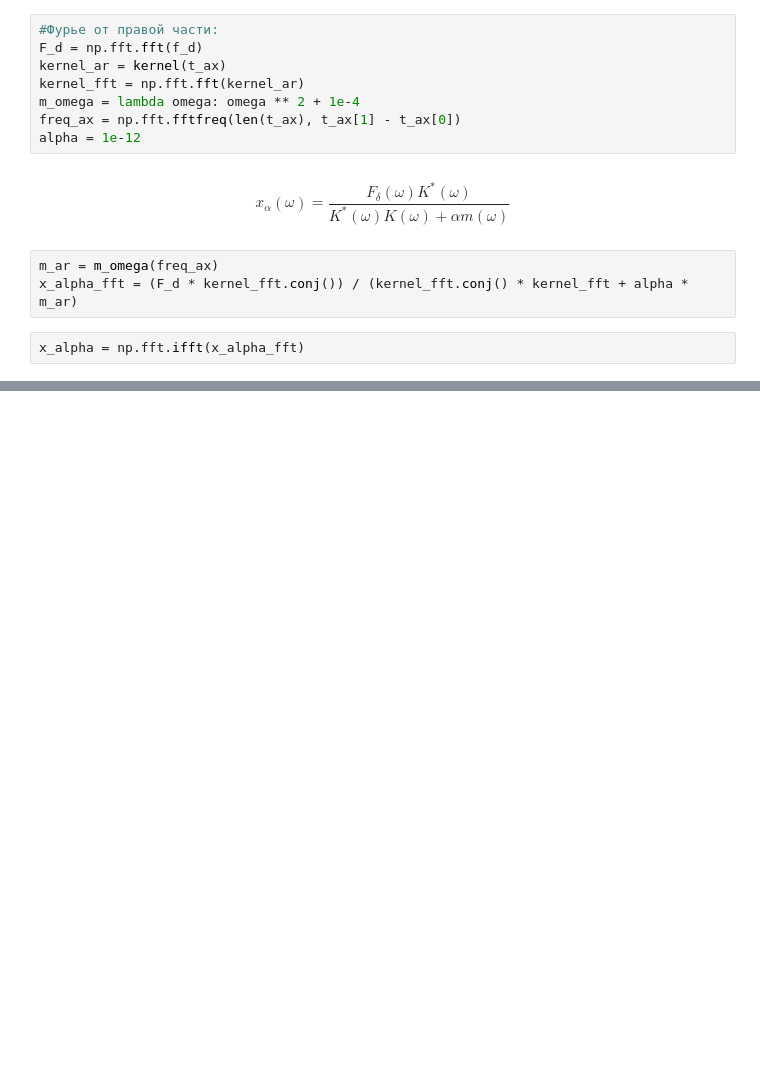
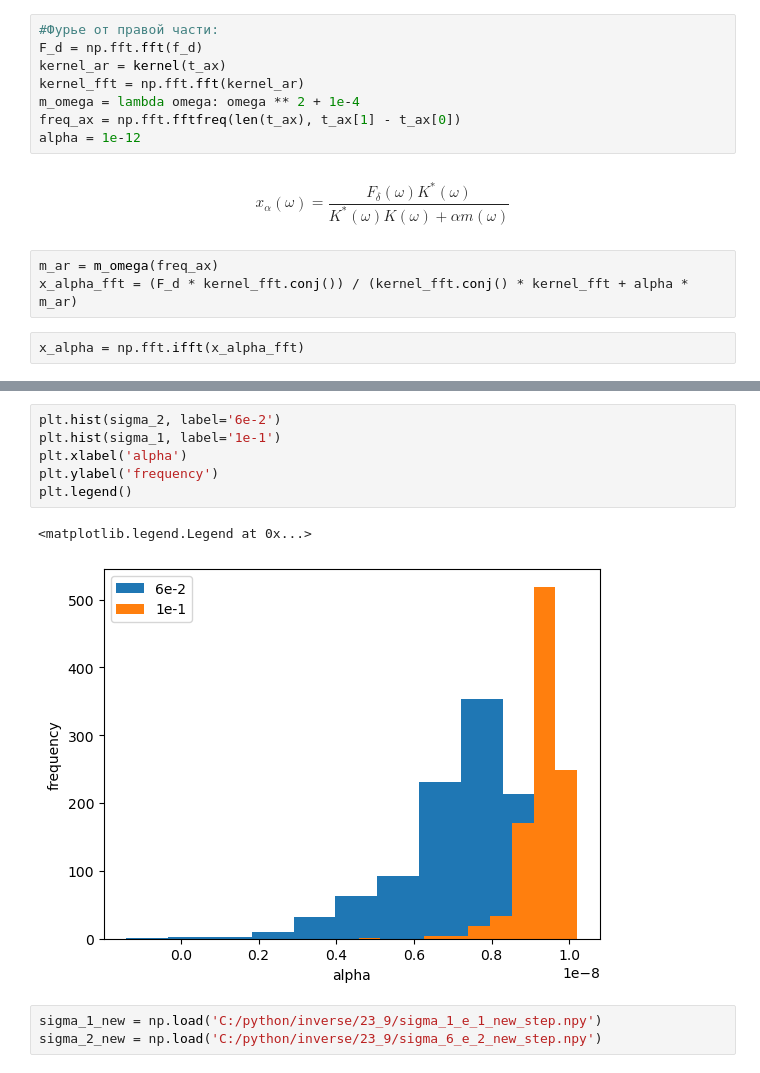
Before and after one commit to EHAT32/inverse, a Jupyter notebook: 23_9/lab_conv.ipynb, the cells around one changed output, grey strips where cells are left out. Cells and saved outputs as stored; diff of their text form; blank space fills up the shorter version.

```diff
--- a/23_9/lab_conv.ipynb
+++ b/23_9/lab_conv.ipynb
@@ -71,0 +95,12 @@ plt.plot(t_ax, x_t(t_ax))
+# %%
+plt.hist(sigma_2, label='6e-2')
+plt.hist(sigma_1, label='1e-1')
+plt.xlabel('alpha')
+plt.ylabel('frequency')
+plt.legend()
+# %% [output]
+<matplotlib.legend.Legend at 0x...>
+[figure, added]
+# %%
+sigma_1_new = np.load('C:/python/inverse/23_9/sigma_1_e_1_new_step.npy')
+sigma_2_new = np.load('C:/python/inverse/23_9/sigma_6_e_2_new_step.npy')
```
Also changed, not shown: parts of 9 cells of this notebook, 7 other files.
